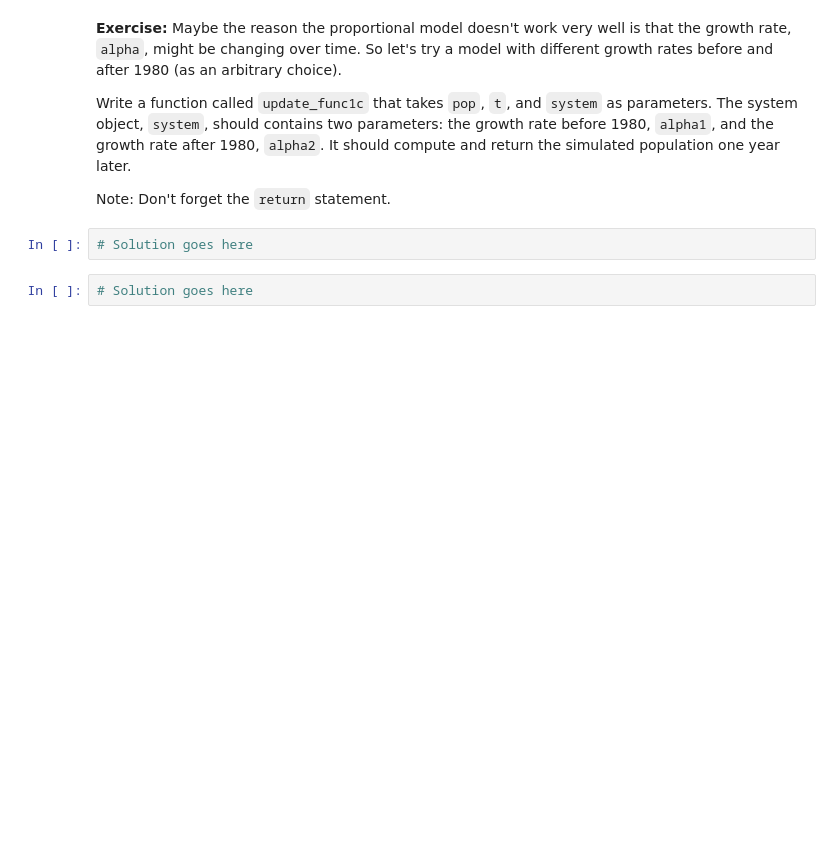
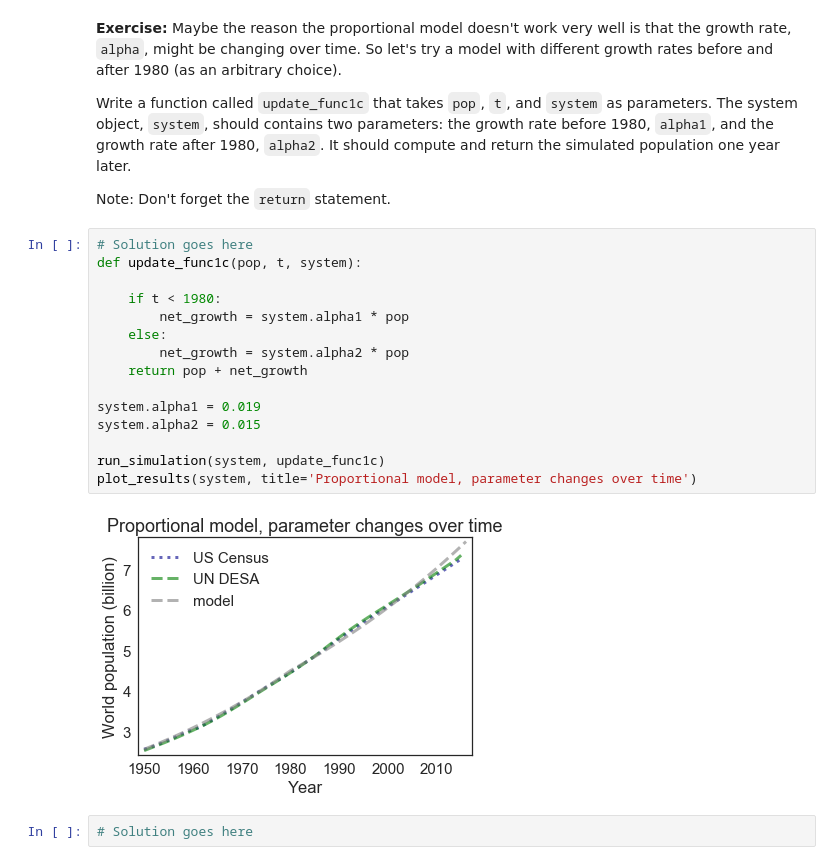
Before and after one commit to cusaitech/ModSimPy, a Jupyter notebook: code/chap03mine.ipynb, the cells around one changed output. Cells and saved outputs as stored; diff of their text form; blank space fills up the shorter version.

```diff
--- a/code/chap03mine.ipynb
+++ b/code/chap03mine.ipynb
@@ -552,8 +653,23 @@ plot_results(system, title='Proportional model, combined birth and death')
 Write a function called `update_func1c` that takes `pop`, `t`, and `system` as parameters.  The system object, `system`, should contains two parameters: the growth rate before 1980, `alpha1`, and the growth rate after 1980, `alpha2`.  It should compute and return the simulated population one year later.
 
 Note: Don't forget the `return` statement.
-# %%
-# Solution goes here
+# %%
+# Solution goes here
+def update_func1c(pop, t, system):
+
+    if t < 1980:
+        net_growth = system.alpha1 * pop
+    else:
+        net_growth = system.alpha2 * pop
+    return pop + net_growth
+
+system.alpha1 = 0.019
+system.alpha2 = 0.015
+
+run_simulation(system, update_func1c)
+plot_results(system, title='Proportional model, parameter changes over time')
+# %% [output]
+[figure, added]
 # %%
 # Solution goes here
 # %% [markdown]
```
Also changed, not shown: parts of 27 cells of this notebook, 9 other files.
